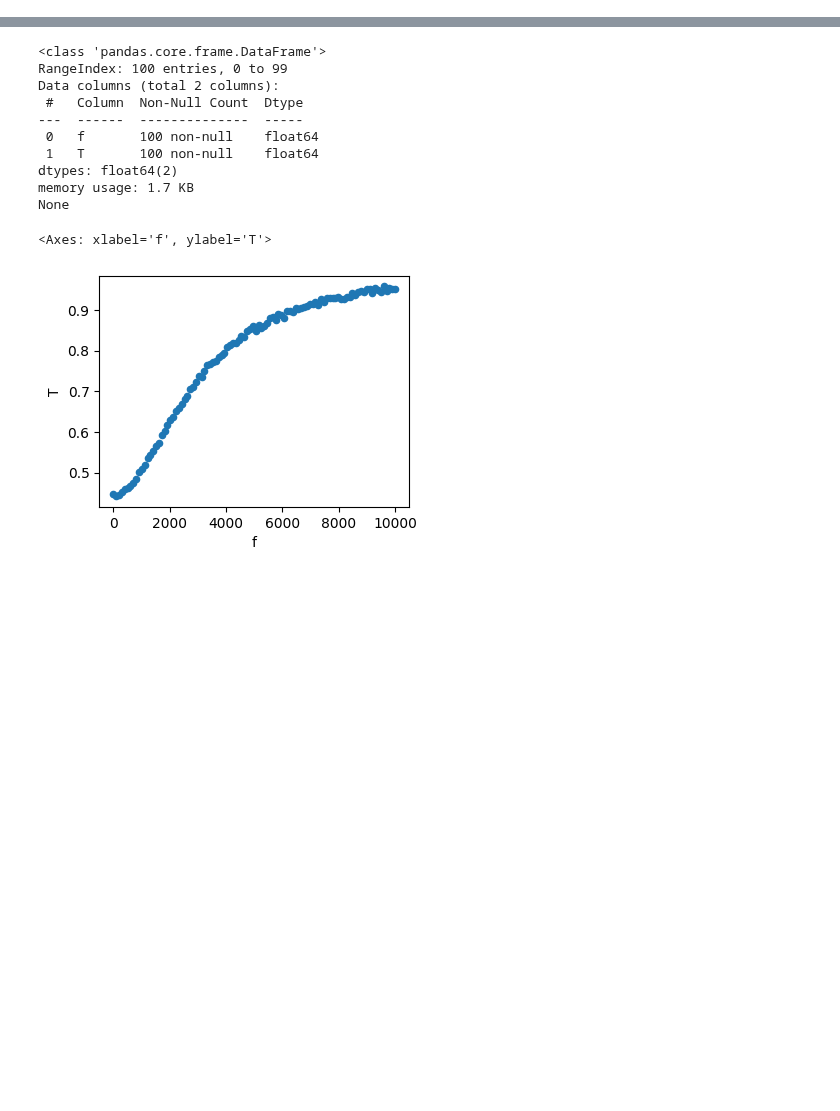
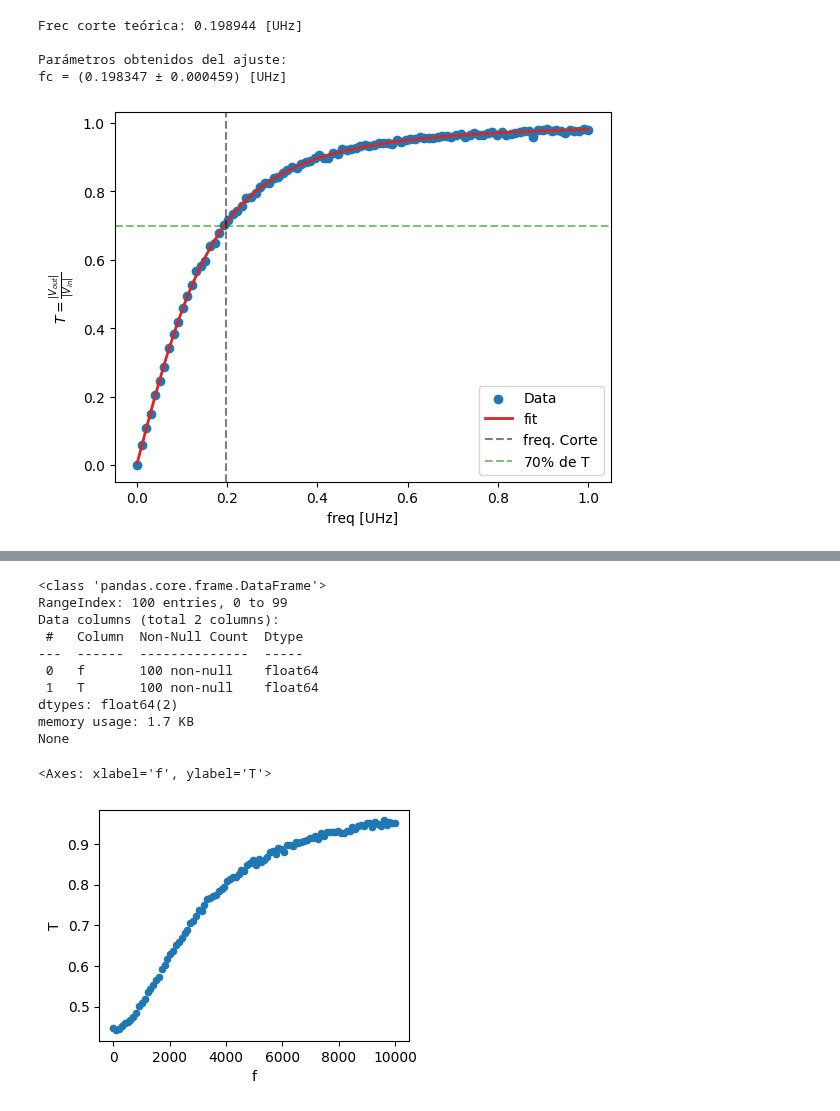
Before and after one commit to chacoma/LABO3_DF_UBA, a Jupyter notebook: Data_analisis/3.Analisis_filtros/2-Filtros_PasaAltos.ipynb, the cells around one changed output, grey strips where cells are left out. Saved outputs shown, nothing was run; the diff lists cells and outputs as text; code cells hidden in the pictures; blank space fills up the shorter version.

```diff
--- a/Data_analisis/3.Analisis_filtros/2-Filtros_PasaAltos.ipynb
+++ b/Data_analisis/3.Analisis_filtros/2-Filtros_PasaAltos.ipynb
@@ -29,0 +66,52 @@ from scipy.optimize import curve_fit
+# %%
+def modelo_T( f, fc ):
+    x = 1.0*f/fc
+    T = x/np.sqrt( 1.0 + x**2 )
+    return T
+
+# valores medidos
+U = 1e4
+f = df["f"].to_numpy()/U
+T = df["T"].to_numpy()
+
+# frec corte teórica
+R= 80e3
+C= 1e-9
+fc_th = ( 1.0/(2*np.pi*R*C) )/U
+print( f"Frec corte teórica: {fc_th:.6f} [UHz]")
+
+
+# Semilla frec corte
+fc_ini = 0.1
+
+popt, pcov = curve_fit(modelo_T, f, T, p0=fc_ini )
+
+fc_exp = popt[0]
+
+# Errores estandar
+SE_fc = np.sqrt(np.diag(pcov))[0]
+
+print ("\nParámetros obtenidos del ajuste:")
+print(f"fc = ({fc_exp:.6f} ± {SE_fc:.6f}) [UHz]")
+# %% [output]
+Frec corte teórica: 0.198944 [UHz]
+
+Parámetros obtenidos del ajuste:
+fc = (0.198347 ± 0.000459) [UHz]
+# %%
+fig,ax = plt.subplots()
+
+ax.scatter( f,T, label='Data' )
+
+ax.plot(f, modelo_T(f,fc_exp), c= 'C3', label='fit', linewidth=2)
+
+ax.axvline( fc_exp, linestyle='--', c='black', alpha=0.5, label='freq. Corte' )
+
+ax.axhline( 0.7, linestyle='--', c='green', alpha=0.5, label=r'$70\%$ de T' )
+
+ax.set_xlabel("freq [UHz]")
+ax.set_ylabel(r"$T = \frac{|V_{out}|}{|V_{in}|}$")
+ax.legend()
+plt.show()
+# %% [output]
+[figure, added]
```
Also changed, not shown: parts of 5 cells of this notebook, 3 other files.
